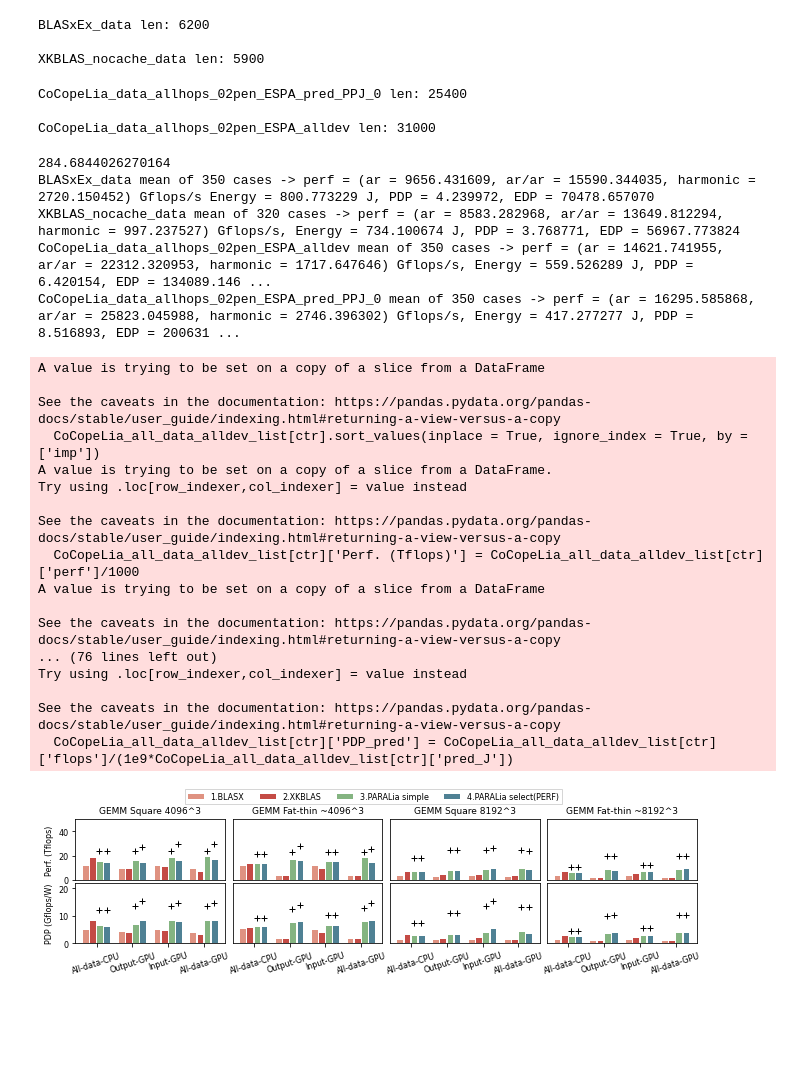
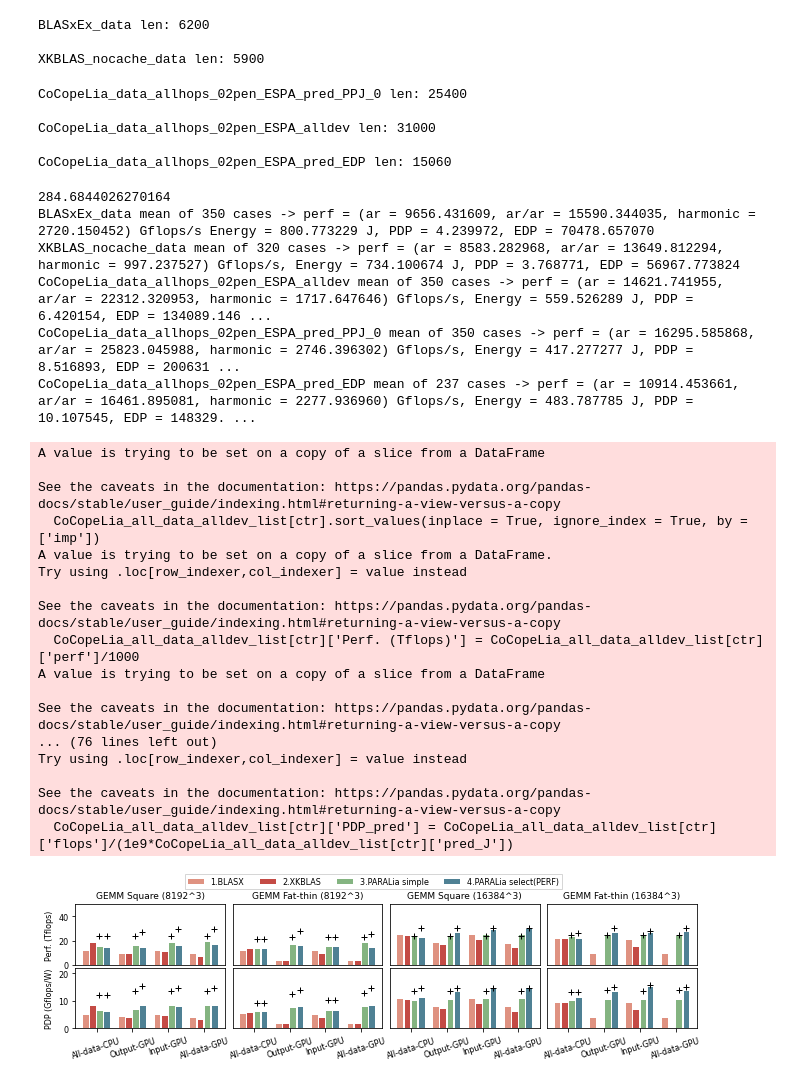
Before and after one commit to p-anastas/PARALiA-Framework, a Jupyter notebook: Benchmarking/Python_Scripts/PARALia-plot-vulcan-clx-ai_hetero.ipynb, the cells around one changed output. Saved outputs shown, nothing was run; the diff lists cells and outputs as text; code cells hidden in the pictures; blank space fills up the shorter version.

```diff
--- a/Benchmarking/Python_Scripts/PARALia-plot-vulcan-clx-ai_hetero.ipynb
+++ b/Benchmarking/Python_Scripts/PARALia-plot-vulcan-clx-ai_hetero.ipynb
@@ -133,17 +134,14 @@ CoCopeLia_data_allhops_02pen_ESPA_pred_PPJ_0 = (PARALia_log_read('%s/%s-build/%s
                                                                   %(benchdir, machine, machine, split, sr_over, implementation, impl_hops, pw_optimize, version)))
 print('CoCopeLia_data_allhops_02pen_ESPA_pred_PPJ_0 len: %d\n' % len(CoCopeLia_data_allhops_02pen_ESPA_pred_PPJ_0))
 
-
-
 CoCopeLia_data_allhops_02pen_ESPA_alldev = keep_dev_num(8, PARALia_log_read('%s/%s-build/%s-install/Benchmarking/testLogs/CoCoPeLiaDgemmRunner_predefined_vals_%s_%s%s%s%s_%s.log'
                                                                   %(benchdir, machine, machine, split, sr_over, implementation, impl_hops, pw_optimize, version)))
 print('CoCopeLia_data_allhops_02pen_ESPA_alldev len: %d\n' % len(CoCopeLia_data_allhops_02pen_ESPA_alldev))
 
-#pw_optimize="_PW-PRED-ENERGY-DELAY"
-#benchdir= homedir + "/PhD_stuff/CoCoPeLia-Framework"
-#CoCopeLia_data_allhops_02pen_ESPA_pred_EDP = (PARALia_log_read('%s/%s-build/%s-install/Benchmarking/testLogs/CoCoPeLiaDgemmRunner_%s_%s%s%s%s_%s.log'
-#                                                                  %(benchdir, machine, machine, split, sr_over, implementation, impl_hops, pw_optimize, version)))
-#print('CoCopeLia_data_allhops_02pen_ESPA_pred_EDP len: %d\n' % len(CoCopeLia_data_allhops_02pen_ESPA_pred_EDP))
+pw_optimize="_PW-PRED-ENERGY-DELAY"
+CoCopeLia_data_allhops_02pen_ESPA_pred_EDP = (PARALia_log_read('%s/%s-build/%s-install/Benchmarking/testLogs/CoCoPeLiaDgemmRunner_%s_%s%s%s%s_%s.log'
+                                                                  %(benchdir, machine, machine, split, sr_over, implementation, impl_hops, pw_optimize, version)))
+print('CoCopeLia_data_allhops_02pen_ESPA_pred_EDP len: %d\n' % len(CoCopeLia_data_allhops_02pen_ESPA_pred_EDP))
 
 #pw_optimize="_PW-PRED-POWER-DELAY"
 #CoCopeLia_data_allhops_02pen_ESPA_pred_PDP = (PARALia_log_read('%s/%s-build/%s-install/Benchmarking/testLogs/CoCoPeLiaDgemmRunner_%s_%s%s%s%s_%s.log'
@@ -153,6 +151,8 @@ print('CoCopeLia_data_allhops_02pen_ESPA_alldev len: %d\n' % len(CoCopeLia_data_
 CoCopeLia_data_allhops_02pen_ESPA_pred_PPJ_0 len: 25400
 
 CoCopeLia_data_allhops_02pen_ESPA_alldev len: 31000
+
+CoCopeLia_data_allhops_02pen_ESPA_pred_EDP len: 15060
 # %%
 def CoCoPeLia_grouby_avg(df):
     result = df.groupby(['T','dev_num', 'dev_id_token', 'cachesize_limit','TransA','TransB',
@@ -279,6 +279,23 @@ print("CoCopeLia_data_allhops_02pen_ESPA_pred_PPJ_0 mean of %d cases -> perf = (
        CoCoPeLia_modified_grouby_avg(CoCopeLia_data_allhops_02pen_ESPA_pred_PPJ_0)['energy'].mean(), CoCoPeLia_modified_grouby_avg(CoCopeLia_data_allhops_02pen_ESPA_pred_PPJ_0)['PDP'].mean(),
        CoCoPeLia_modified_grouby_avg(CoCopeLia_data_allhops_02pen_ESPA_pred_PPJ_0)['EDP'].mean()))
 
+
+dgemm_bytes(CoCopeLia_data_allhops_02pen_ESPA_pred_EDP)
+dgemm_flops(CoCopeLia_data_allhops_02pen_ESPA_pred_EDP)
+CoCopeLia_data_allhops_02pen_ESPA_pred_EDP['perf'] = CoCopeLia_data_allhops_02pen_ESPA_pred_EDP['flops']/(1e9*CoCopeLia_data_allhops_02pen_ESPA_pred_EDP['timer'])
+CoCopeLia_data_allhops_02pen_ESPA_pred_EDP['energy'] = CoCopeLia_data_allhops_02pen_ESPA_pred_EDP['timer']*(dev_W_avg*CoCopeLia_data_allhops_02pen_ESPA_pred_EDP['dev_num'])
+CoCopeLia_data_allhops_02pen_ESPA_pred_EDP['EDP'] = CoCopeLia_data_allhops_02pen_ESPA_pred_EDP['perf']*CoCopeLia_data_allhops_02pen_ESPA_pred_EDP['perf']/(dev_W_avg*CoCopeLia_data_allhops_02pen_ESPA_pred_EDP['dev_num'])
+CoCopeLia_data_allhops_02pen_ESPA_pred_EDP['PDP'] = CoCopeLia_data_allhops_02pen_ESPA_pred_EDP['flops']/(1e9*CoCopeLia_data_allhops_02pen_ESPA_pred_EDP['energy'])
+CoCopeLia_data_allhops_02pen_ESPA_pred_EDP['loc_str'] = 100*(CoCopeLia_data_allhops_02pen_ESPA_pred_EDP['Asloc']+1) + 10*(CoCopeLia_data_allhops_02pen_ESPA_pred_EDP['Bsloc']+1) + CoCopeLia_data_allhops_02pen_ESPA_pred_EDP['Csloc']+1
+CoCopeLia_data_allhops_02pen_ESPA_pred_EDP['imp'] = '5.PARALia_1.5 PRED-EDP'
+print("CoCopeLia_data_allhops_02pen_ESPA_pred_EDP mean of %d cases -> perf = (ar = %lf, ar/ar = %lf, harmonic = %lf) Gflops/s, Energy = %lf J, PDP = %lf, EDP = %lf" %
+      (len(CoCoPeLia_modified_grouby_avg(CoCopeLia_data_allhops_02pen_ESPA_pred_EDP)),
+        CoCoPeLia_modified_grouby_avg(CoCopeLia_data_allhops_02pen_ESPA_pred_EDP)['perf'].mean(),
+        CoCoPeLia_modified_grouby_avg(CoCopeLia_data_allhops_02pen_ESPA_pred_EDP)['flops'].mean()/CoCoPeLia_modified_grouby_avg(CoCopeLia_data_allhops_02pen_ESPA_pred_EDP)['timer'].mean()/1e9,
+        scipy.stats.hmean(CoCoPeLia_modified_grouby_avg(CoCopeLia_data_allhops_02pen_ESPA_pred_EDP).loc[:,'perf']),
+       CoCoPeLia_modified_grouby_avg(CoCopeLia_data_allhops_02pen_ESPA_pred_EDP)['energy'].mean(), CoCoPeLia_modified_grouby_avg(CoCopeLia_data_allhops_02pen_ESPA_pred_EDP)['PDP'].mean(),
+       CoCoPeLia_modified_grouby_avg(CoCopeLia_data_allhops_02pen_ESPA_pred_EDP)['EDP'].mean()))
+
 if 0:
     dgemm_bytes(cuBLASXt_best_data)
     dgemm_flops(cuBLASXt_best_data)
@@ -296,21 +313,6 @@ if 0:
            scipy.stats.hmean(CoCoPeLia_modified_grouby_avg(cuBLASXt_best_data).loc[:,'perf']),
            CoCoPeLia_modified_grouby_avg(cuBLASXt_best_data)['energy'].mean(),  CoCoPeLia_modified_grouby_avg(cuBLASXt_best_data)['PDP'].mean(),  CoCoPeLia_modified_grouby_avg(cuBLASXt_best_data)['EDP'].mean()))
 
-    dgemm_bytes(CoCopeLia_data_allhops_02pen_ESPA_pred_EDP)
-    dgemm_flops(CoCopeLia_data_allhops_02pen_ESPA_pred_EDP)
-    CoCopeLia_data_allhops_02pen_ESPA_pred_EDP['perf'] = CoCopeLia_data_allhops_02pen_ESPA_pred_EDP['flops']/(1e9*CoCopeLia_data_allhops_02pen_ESPA_pred_EDP['timer'])
-    CoCopeLia_data_allhops_02pen_ESPA_pred_EDP['energy'] = CoCopeLia_data_allhops_02pen_ESPA_pred_EDP['timer']*(dev_W_avg*CoCopeLia_data_allhops_02pen_ESPA_pred_EDP['dev_num'])
-    CoCopeLia_data_allhops_02pen_ESPA_pred_EDP['EDP'] = CoCopeLia_data_allhops_02pen_ESPA_pred_EDP['perf']*CoCopeLia_data_allhops_02pen_ESPA_pred_EDP['perf']/(dev_W_avg*CoCopeLia_data_allhops_02pen_ESPA_pred_EDP['dev_num'])
-    CoCopeLia_data_allhops_02pen_ESPA_pred_EDP['PDP'] = CoCopeLia_data_allhops_02pen_ESPA_pred_EDP['flops']/(1e9*CoCopeLia_data_allhops_02pen_ESPA_pred_EDP['energy'])
-    CoCopeLia_data_allhops_02pen_ESPA_pred_EDP['loc_str'] = 100*(CoCopeLia_data_allhops_02pen_ESPA_pred_EDP['Asloc']+1) + 10*(CoCopeLia_data_allhops_02pen_ESPA_pred_EDP['Bsloc']+1) + CoCopeLia_data_allhops_02pen_ESPA_pred_EDP['Csloc']+1
-    CoCopeLia_data_allhops_02pen_ESPA_pred_EDP['imp'] = '5.PARALia_1.5 PRED-EDP'
-    print("CoCopeLia_data_allhops_02pen_ESPA_pred_EDP mean of %d cases -> perf = (ar = %lf, ar/ar = %lf, harmonic = %lf) Gflops/s, Energy = %lf J, PDP = %lf, EDP = %lf" %
-          (len(CoCoPeLia_modified_grouby_avg(CoCopeLia_data_allhops_02pen_ESPA_pred_EDP)),
-            CoCoPeLia_modified_grouby_avg(CoCopeLia_data_allhops_02pen_ESPA_pred_EDP)['perf'].mean(),
-            CoCoPeLia_modified_grouby_avg(CoCopeLia_data_allhops_02pen_ESPA_pred_EDP)['flops'].mean()/CoCoPeLia_modified_grouby_avg(CoCopeLia_data_allhops_02pen_ESPA_pred_EDP)['timer'].mean()/1e9,
-            scipy.stats.hmean(CoCoPeLia_modified_grouby_avg(CoCopeLia_data_allhops_02pen_ESPA_pred_EDP).loc[:,'perf']),
-           CoCoPeLia_modified_grouby_avg(CoCopeLia_data_allhops_02pen_ESPA_pred_EDP)['energy'].mean(), CoCoPeLia_modified_grouby_avg(CoCopeLia_data_allhops_02pen_ESPA_pred_EDP)['PDP'].mean(),
-           CoCoPeLia_modified_grouby_avg(CoCopeLia_data_allhops_02pen_ESPA_pred_EDP)['EDP'].mean()))
 
     dgemm_bytes(CoCopeLia_data_allhops_02pen_ESPA_pred_PDP)
     dgemm_flops(CoCopeLia_data_allhops_02pen_ESPA_pred_PDP)
@@ -408,6 +410,7 @@ BLASxEx_data mean of 350 cases -> perf = (ar = 9656.431609, ar/ar = 15590.344035
 XKBLAS_nocache_data mean of 320 cases -> perf = (ar = 8583.282968, ar/ar = 13649.812294, harmonic = 997.237527) Gflops/s, Energy = 734.100674 J, PDP = 3.768771, EDP = 56967.773824
 CoCopeLia_data_allhops_02pen_ESPA_alldev mean of 350 cases -> perf = (ar = 14621.741955, ar/ar = 22312.320953, harmonic = 1717.647646) Gflops/s, Energy = 559.526289 J, PDP = 6.420154, EDP = 134089.146 ...
 CoCopeLia_data_allhops_02pen_ESPA_pred_PPJ_0 mean of 350 cases -> perf = (ar = 16295.585868, ar/ar = 25823.045988, harmonic = 2746.396302) Gflops/s, Energy = 417.277277 J, PDP = 8.516893, EDP = 200631 ...
+CoCopeLia_data_allhops_02pen_ESPA_pred_EDP mean of 237 cases -> perf = (ar = 10914.453661, ar/ar = 16461.895081, harmonic = 2277.936960) Gflops/s, Energy = 483.787785 J, PDP = 10.107545, EDP = 148329. ...
 # %%
 def CoCoPeLia_select_motivation_data_16384(df):
     return df.loc[((df['M']*df['N']*df['K'] >= 16384**3) & (df['M']*df['N']*df['K'] <= 16384**3)) &
@@ -459,7 +462,7 @@ if plot_motiv == 1:
     CoCopeLia_all_data_mean = CoCoPeLia_select_motivation_data_8192(CoCoPeLia_modified_grouby_avg(CoCopeLia_all_data_alldev))
     CoCopeLia_all_data_mean["pred_perf"] = CoCopeLia_all_data_mean['flops']/(1e9*CoCopeLia_all_data_mean['pred_t'])
 
-    CoCopeLia_all_data_tmp = CoCoPeLia_select_motivation_data_4096(CoCoPeLia_modified_grouby_avg(CoCopeLia_all_data_alldev))
+    CoCopeLia_all_data_tmp = CoCoPeLia_select_motivation_data_16384(CoCoPeLia_modified_grouby_avg(CoCopeLia_all_data_alldev))
     CoCopeLia_all_data_tmp["pred_perf"] = CoCopeLia_all_data_tmp['flops']/(1e9*CoCopeLia_all_data_tmp['pred_t'])
 
     #CoCopeLia_all_data_mean = pd.concat([CoCopeLia_all_data_mean,CoCopeLia_all_data_tmp])
@@ -472,7 +475,7 @@ if plot_motiv == 1:
     CoCopeLia_all_data_alldev_list.append(CoCoPeLia_select_subset(CoCopeLia_all_data_tmp,'square'))
     CoCopeLia_all_data_alldev_list.append(CoCoPeLia_select_subset(CoCopeLia_all_data_tmp,'fat-thin'))
     #CoCopeLia_all_data_alldev_list.append(CoCoPeLia_select_subset(CoCopeLia_all_data_mean,'thin-fat'))
-    elem_name=['GEMM Square 4096^3', 'GEMM Fat-thin ~4096^3', 'GEMM Square 8192^3', 'GEMM Fat-thin ~8192^3']
+    elem_name=['GEMM Square (8192^3)', 'GEMM Fat-thin (8192^3)','GEMM Square (16384^3)', 'GEMM Fat-thin (16384^3)']
     fig, ax = plt.subplots(2,4)
     for ctr in range(0,len(ax[0])):
         CoCopeLia_all_data_alldev_list[ctr].loc[CoCopeLia_all_data_alldev_list[ctr]['imp'] == '3.PARALia_1.5 AllDev', 'imp'] = '3.PARALia simple'
@@ -509,7 +512,7 @@ if plot_motiv == 1:
     #CoCopeLia_all_data_alldev = pd.concat([CoCopeLia_all_data_alldev,CoCopeLia_data_allhops_02pen_ESPA_pred_PPJ_1])
     #CoCopeLia_all_data_alldev = pd.concat([CoCopeLia_all_data_alldev,CoCopeLia_data_allhops_02pen_ESPA_pred_PPJ_1])
 
-    CoCopeLia_all_data_tmp = CoCoPeLia_select_motivation_data_4096(CoCoPeLia_modified_grouby_avg(CoCopeLia_all_data_alldev))
+    CoCopeLia_all_data_tmp = CoCoPeLia_select_motivation_data_16384(CoCoPeLia_modified_grouby_avg(CoCopeLia_all_data_alldev))
     CoCopeLia_all_data_tmp["pred_perf"] = CoCopeLia_all_data_tmp['flops']/(1e9*CoCopeLia_all_data_tmp['pred_t'])
 
     CoCopeLia_all_data_mean = CoCoPeLia_select_motivation_data_8192(CoCoPeLia_modified_grouby_avg(CoCopeLia_all_data_alldev))
@@ -546,34 +549,34 @@ if plot_motiv == 1:
         ax[1][ctr].set_title('')
         ax[1][ctr].get_legend().remove()
         ax[1][ctr].set_xticks(np.arange(4))
         if(ctr>0):
             ax[1][ctr].set_yticks([])
             ax[1][ctr].set_ylabel('')
         ax[1][ctr].set_xlabel('')
         #ax[1][ctr].set_xticklabels(['4096_loc=AllCPU', '8192_loc=AllCPU', '4096_loc=C-GPU', '8192_loc=C-GPU', '4096_loc=A,B-GPU', '8192_loc=A,B-GPU', '4096_loc=AllGPU', '8192_loc=AllGPU', ''], rotation = 25)
         ax[1][ctr].set_xticklabels(['All-data-CPU', 'Output-GPU', 'Input-GPU','All-data-GPU'], rotation = 18)
     fig.set_size_inches(width*10/4, height)
     fig.subplots_adjust(left=0, bottom=0, right=0.99, top=0.8, wspace=0.05, hspace=0.05)
     fig.savefig('Plots/Heter/Plot_testbed-%s_motivation-full.pdf' % (machine))
 # %% [output]
 A value is trying to be set on a copy of a slice from a DataFrame
 
 See the caveats in the documentation: https://pandas.pydata.org/pandas-docs/stable/user_guide/indexing.html#returning-a-view-versus-a-copy
   CoCopeLia_all_data_alldev_list[ctr].sort_values(inplace = True, ignore_index = True, by = ['imp'])
 A value is trying to be set on a copy of a slice from a DataFrame.
 Try using .loc[row_indexer,col_indexer] = value instead
 
 See the caveats in the documentation: https://pandas.pydata.org/pandas-docs/stable/user_guide/indexing.html#returning-a-view-versus-a-copy
   CoCopeLia_all_data_alldev_list[ctr]['Perf. (Tflops)'] = CoCopeLia_all_data_alldev_list[ctr]['perf']/1000
 A value is trying to be set on a copy of a slice from a DataFrame
 
 See the caveats in the documentation: https://pandas.pydata.org/pandas-docs/stable/user_guide/indexing.html#returning-a-view-versus-a-copy
 ... (76 lines left out)
 Try using .loc[row_indexer,col_indexer] = value instead
 
 See the caveats in the documentation: https://pandas.pydata.org/pandas-docs/stable/user_guide/indexing.html#returning-a-view-versus-a-copy
   CoCopeLia_all_data_alldev_list[ctr]['PDP_pred'] = CoCopeLia_all_data_alldev_list[ctr]['flops']/(1e9*CoCopeLia_all_data_alldev_list[ctr]['pred_J'])
-[figure, old version]
+[figure, new version]
 # %%
 plot_motiv_old = 0
 if plot_motiv_old == 1:
```
Also changed, not shown: parts of 5 cells of this notebook, 2 other files.
